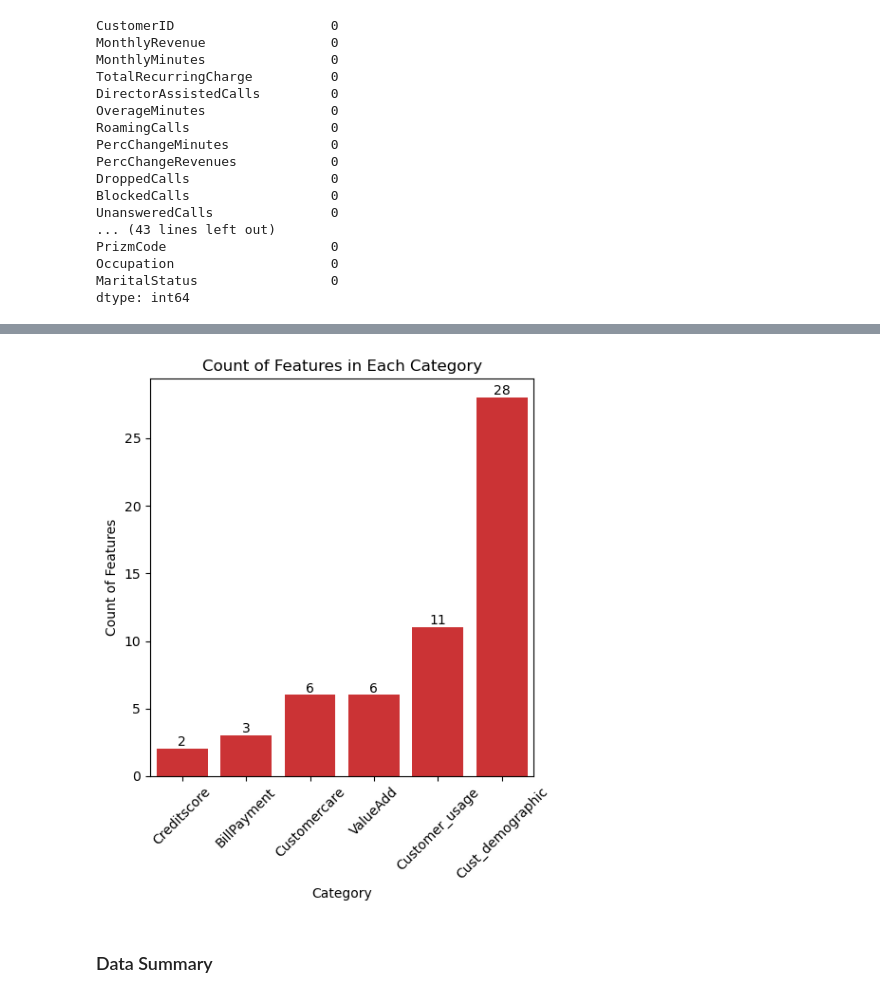
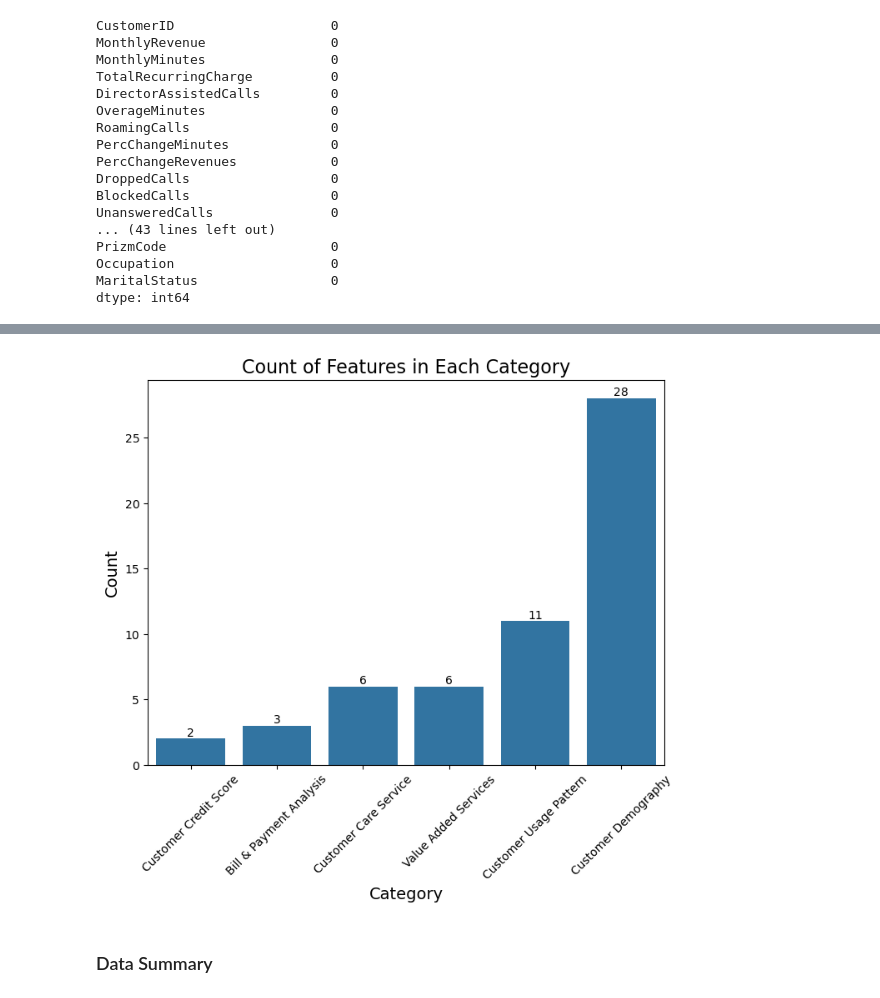
Before and after one commit to kayleeisokay/cs109a_final_project, a Jupyter notebook: MS3.ipynb, the cells around one changed output, grey strips where cells are left out. Cells and saved outputs as stored; diff of their text form; code cells hidden in the pictures.

```diff
--- a/MS3.ipynb
+++ b/MS3.ipynb
@@ -9,3 +13,5 @@ import string
+# %%
+output_img = True
 # %% [markdown]
 ## Table of Contents
 
@@ -127,43 +114,28 @@ Total Categorical Variables: 23
-# %%
-# Data for each dataframe and their respective features
-dataframes = {
-    "BillPayment": ["MonthlyRevenue", "TotalRecurringCharge", "PercChangeRevenues"],
-    "Customercare": ["BlockedCalls", "CustomerCareCalls", "DroppedBlockedCalls", "RespondsToMailOffers", "OptOutMailings", "MadeCallToRetentionTeam"],
-    "Creditscore": ["AdjustmentsToCreditRating", "CreditRating"],
-    "Cust_demographic": ["MonthsInService", "UniqueSubs", "ActiveSubs", "ServiceArea", "Handsets", "HandsetModels", "CurrentEquipmentDays", "AgeHH1", "AgeHH2", "ChildrenInHH", "HandsetRefurbished", "HandsetWebCapable", "TruckOwner", "RVOwner", "Homeownership", "BuysViaMailOrder", "NonUSTravel", "OwnsComputer", "HasCreditCard", "NewCellphoneUser", "NotNewCellphoneUser", "ReferralsMadeBySubscriber", "IncomeGroup", "OwnsMotorcycle", "HandsetPrice", "PrizmCode", "Occupation", "MaritalStatus"],
-    "Customer_usage": ["MonthlyMinutes", "OverageMinutes", "RoamingCalls", "PercChangeMinutes", "DroppedCalls", "UnansweredCalls", "ReceivedCalls", "OutboundCalls", "InboundCalls", "PeakCallsInOut", "OffPeakCallsInOut"],
-    "ValueAdd": ["DirectorAssistedCalls", "ThreewayCalls", "CallForwardingCalls", "CallWaitingCalls", "RetentionCalls", "RetentionOffersAccepted"]
-}
-
-
-df_names = list(dataframes.keys())
-feature_counts = [len(features) for features in dataframes.values()]
-
-
-train_data_wcategory = pd.DataFrame({
-    'Category': df_names,
-    'Feature Count': feature_counts
-}).sort_values(by='Feature Count')
-
-
-plt.figure(figsize=(5, 6))
-ax = sns.barplot(data=train_data_wcategory, x='Category', y='Feature Count')
-# plt.xlabel('Data Category')
-plt.ylabel('Count of Features')
-plt.title('Count of Features in Each Category')
-plt.xticks(rotation=45)
-
-
-for p in ax.patches:
-    ax.annotate(f'{int(p.get_height())}',
-                (p.get_x() + p.get_width() / 2., p.get_height()),
-                ha='center', va='center',
-                xytext=(0, 5),
-                textcoords='offset points')
-
-plt.tight_layout()
-plt.show()
-# %% [output]
-[figure, removed]
+# %%
+fig, ax = plt.subplots(figsize=(8, 6))
+
+plot_data = data_dictionary[~data_dictionary['Category'].isin(['Customer ID', "Response Variable"])]
+_ = sns.countplot(
+    x='Category',
+    data=plot_data,
+    order=plot_data['Category'].value_counts(ascending=True).index
+)
+for p in ax.patches:
+    ax.annotate(
+        format(p.get_height(), '.0f'),
+        (p.get_x() + p.get_width() / 2., p.get_height()),
+        ha = 'center', va = 'center',
+        xytext=(0, 5),
+        textcoords='offset points'
+    )
+ax.set_title("Count of Features in Each Category", fontsize=16)
+ax.set_ylabel("Count", fontsize=14)
+ax.set_xlabel("Category", fontsize=14)
+plt.xticks(rotation=45);
+
+if output_img:
+    plt.savefig('./img/m3_fig0.png', bbox_inches='tight')
+# %% [output]
+[figure, added]
 # %% [markdown]
 ### Data Summary
```
Also changed, not shown: parts of 35 cells of this notebook, 4 other files.
